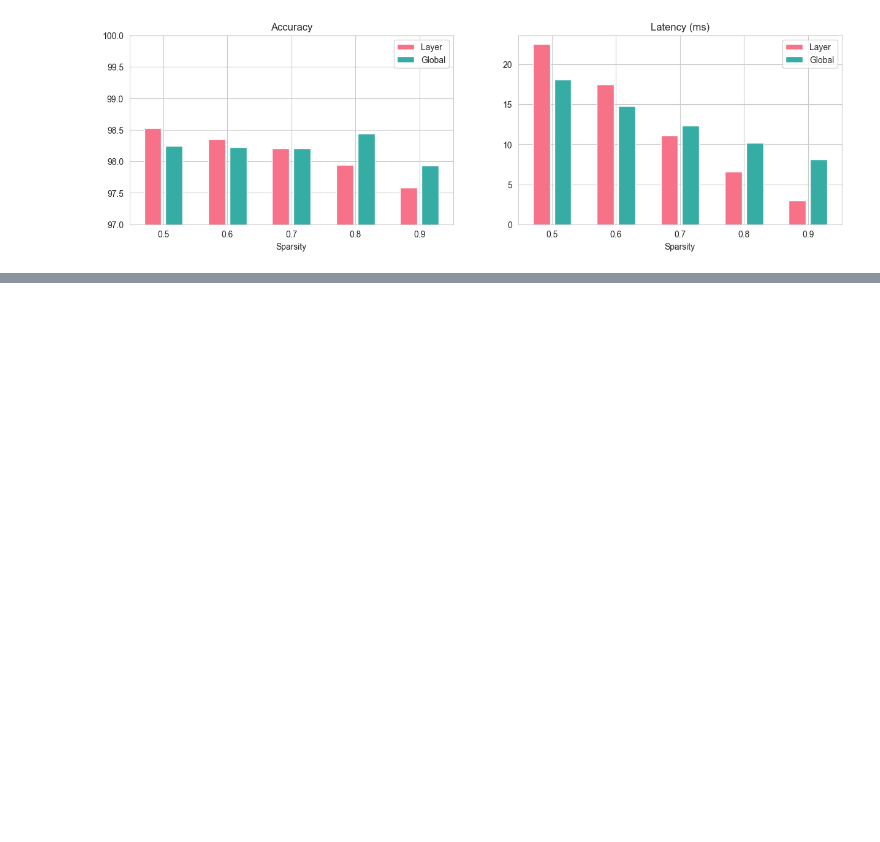
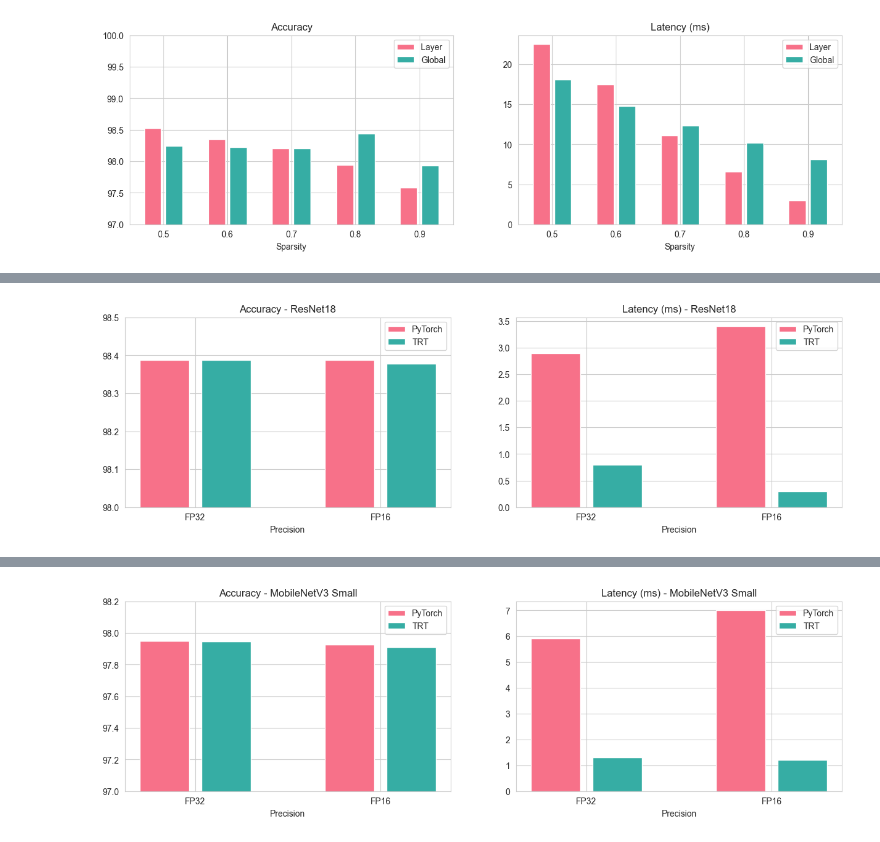
Before and after one commit to Tavonput/ECG-Optimization, a Jupyter notebook: benchmark.ipynb, the cells around one changed output, grey strips where cells are left out. Drawn from its saved outputs; the diff is of its cells as text; code cells hidden in the pictures; blank space fills up the shorter version.

```diff
--- a/benchmark.ipynb
+++ b/benchmark.ipynb
@@ -168,0 +226,20 @@ for pr in pruning_ratios:
+# %%
+# Pruned VGG
+
+from Quantization.benchmark_trt import benchmark_model_trt
+json_path = "model_stats.json"
+
+dataloader = build_dataloader(
+    train_path = "Data/mitbih_mif_train_small.h5",
+    test_path  = "Data/mitbih_mif_test.h5",
+    batch_size = 1,
+    transform  = Resize((152, 152), antialias=None)
+)
+
+engine_path = f"Quantization/Engine/vgg16_bn_custom_ecg_ep30_i152_p0.8_fp16.engine"
+stat = benchmark_model_trt(engine_path, dataloader["test"], "VGG16 Custom 152 - Layer Pruned 0.8 - TRT FP16")
+add_model_stat_to_json(json_path, stat)
+
+engine_path = f"Quantization/Engine/vgg16_bn_custom_ecg_ep30_i152_p0.8_int8.engine"
+stat = benchmark_model_trt(engine_path, dataloader["test"], "VGG16 Custom 152 - Layer Pruned 0.8 - TRT INT8")
+add_model_stat_to_json(json_path, stat)
@@ -363,0 +590,59 @@ plot_layer_vs_global(stats)
+# %%
+def plot_base_vs_trt(stats, accuracy_range, model):
+    names   = ["FP32", "FP16"]
+    accs    = [(stats[i].accuracy, stats[i+1].accuracy) for i in range(0, len(stats), 2)]
+    latency = [(stats[i].latency, stats[i+1].latency) for i in range(0, len(stats), 2)]
+
+    colors = sns.color_palette("husl", 2)
+
+    _, ax = plt.subplots(1, 2, figsize=(15, 4))
+    current_bar = 0
+    for group in accs:
+        ax[0].bar(current_bar, group[0], color=colors[0])
+        current_bar += 1
+
+        ax[0].bar(current_bar, group[1], color=colors[1])
+        current_bar += 2
+
+    current_bar = 0
+    for group in latency:
+        ax[1].bar(current_bar, round(group[0] * 1000, 1), color=colors[0])
+        current_bar += 1
+
+        ax[1].bar(current_bar, round(group[1] * 1000, 1), color=colors[1])
+        current_bar += 2
+
+    ax[0].set_ylim(accuracy_range)
+    ax[0].set_xticks([0.5, 3.5])
+    ax[0].set_xticklabels(names)
+    ax[0].set_title(f"Accuracy - {model}")
+    ax[0].set_xlabel("Precision")
+    ax[0].legend(["PyTorch", "TRT"])
+
+    ax[1].set_xticks([0.5, 3.5])
+    ax[1].set_xticklabels(names)
+    ax[1].set_title(f"Latency (ms) - {model}")
+    ax[1].set_xlabel("Precision")
+    ax[1].legend(["PyTorch", "TRT"])
+
+    plt.show()
+
+resnet_models = [
+    "ResNet18 - FP32", "ResNet18 - TRT FP32",
+    "ResNet18 - FP16", "ResNet18 - TRT FP16"
+]
+stats = get_model_stats_from_json("model_stats.json", resnet_models, sort=True)
+plot_base_vs_trt(stats, (98, 98.5), "ResNet18")
+print(f"Base - TRT16: {stats[0].accuracy - stats[3].accuracy}")
+print(f"Latency reduction: {stats[0].latency / stats[3].latency}")
+
+mobile_models = [
+    "MobileNetV3 Small - FP32", "MobileNetV3 Small - TRT FP32",
+    "MobileNetV3 Small - FP16", "MobileNetV3 Small - TRT FP16",
+]
+stats = get_model_stats_from_json("model_stats.json", mobile_models, sort=True)
+plot_base_vs_trt(stats, (97, 98.2), "MobileNetV3 Small")
+print(f"Base - TRT16: {stats[0].accuracy - stats[3].accuracy}")
+print(f"Latency reduction: {stats[0].latency / stats[3].latency}")
+# %% [output]
+[figure, added]
@@ -363,0 +651 @@ plot_layer_vs_global(stats)
+[figure, added]
```
Also changed, not shown: parts of 15 cells of this notebook, 13 other files.
